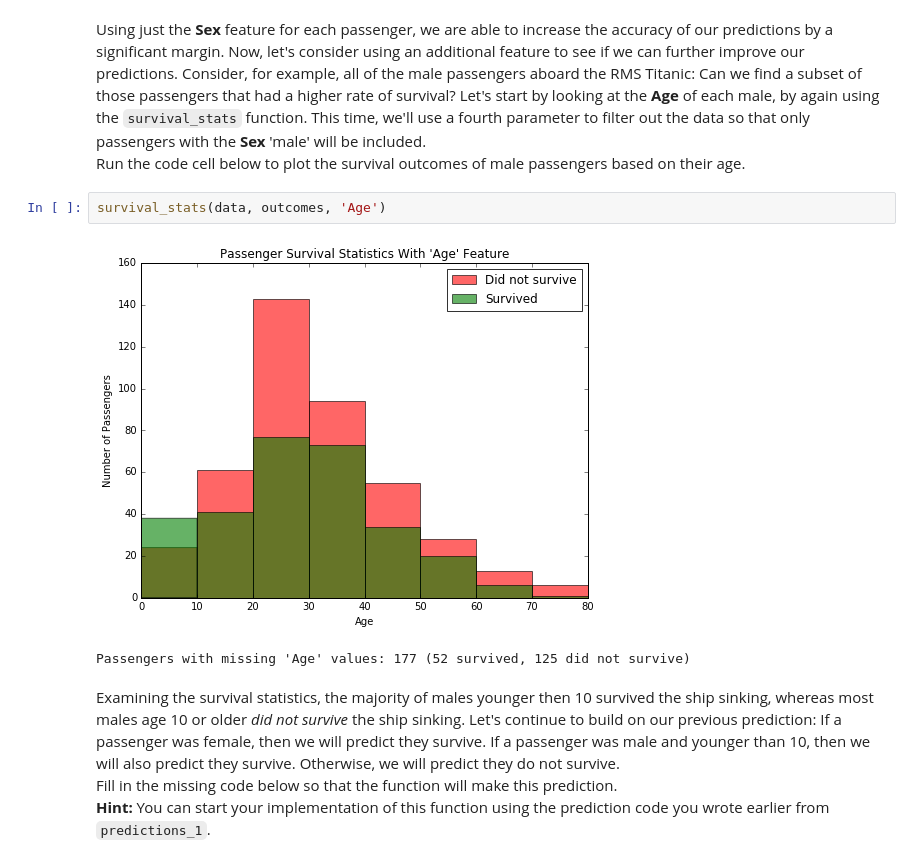
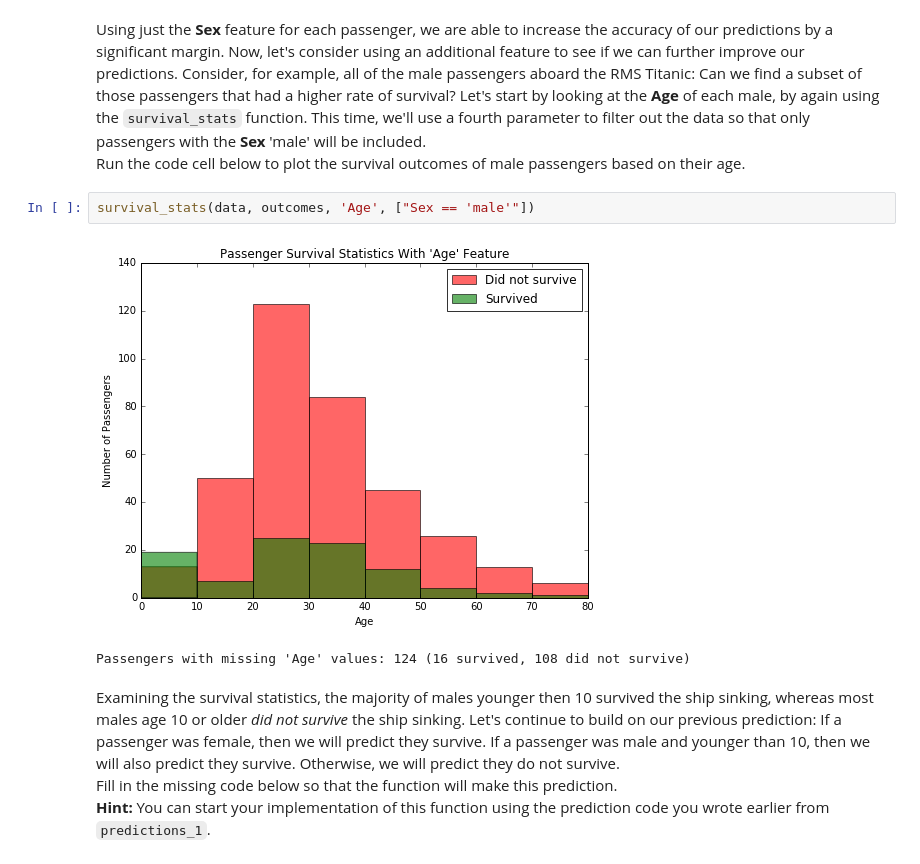
Before and after one commit to DannyZuko/machine-learning, a Jupyter notebook: projects/titanic_survival_exploration/Titanic_Survival_Exploration.ipynb, the cells around one changed output. Drawn from its saved outputs; the diff is of its cells as text.

```diff
--- a/projects/titanic_survival_exploration/Titanic_Survival_Exploration.ipynb
+++ b/projects/titanic_survival_exploration/Titanic_Survival_Exploration.ipynb
@@ -170,10 +163,10 @@ Predictions have an accuracy of 78.68%.
 Using just the **Sex** feature for each passenger, we are able to increase the accuracy of our predictions by a significant margin. Now, let's consider using an additional feature to see if we can further improve our predictions. Consider, for example, all of the male passengers aboard the RMS Titanic: Can we find a subset of those passengers that had a higher rate of survival? Let's start by looking at the **Age** of each male, by again using the `survival_stats` function. This time, we'll use a fourth parameter to filter out the data so that only passengers with the **Sex** 'male' will be included.
 Run the code cell below to plot the survival outcomes of male passengers based on their age.
 # %%
-survival_stats(data, outcomes, 'Age')
+survival_stats(data, outcomes, 'Age', ["Sex == 'male'"])
 # %% [output]
-[figure, old version]
+[figure, new version]
-Passengers with missing 'Age' values: 177 (52 survived, 125 did not survive)
+Passengers with missing 'Age' values: 124 (16 survived, 108 did not survive)
 # %% [markdown]
 Examining the survival statistics, the majority of males younger then 10 survived the ship sinking, whereas most males age 10 or older *did not survive* the ship sinking. Let's continue to build on our previous prediction: If a passenger was female, then we will predict they survive. If a passenger was male and younger than 10, then we will also predict they survive. Otherwise, we will predict they do not survive.
 Fill in the missing code below so that the function will make this prediction.
```
Also changed, not shown: parts of 8 cells of this notebook.
